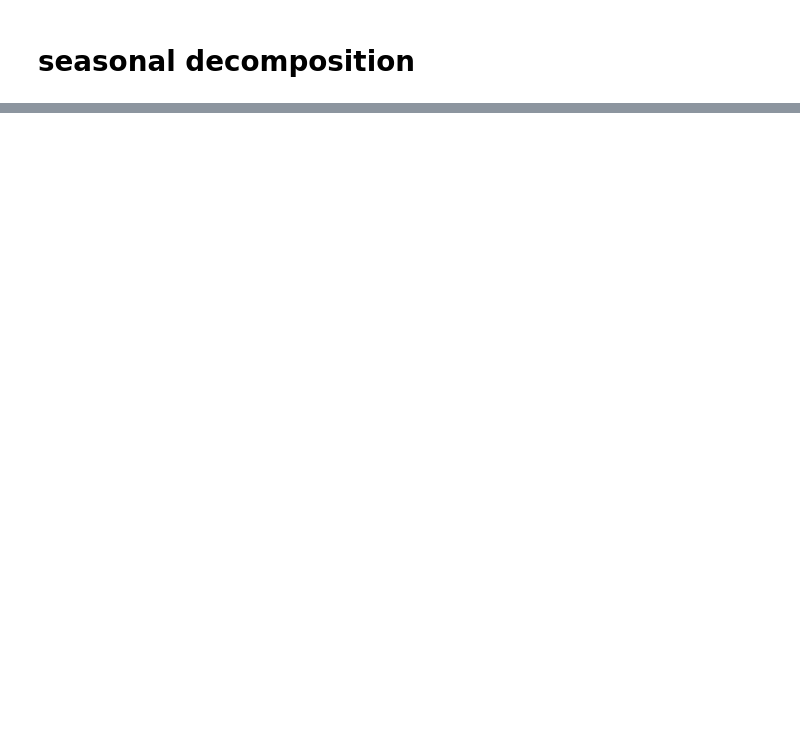
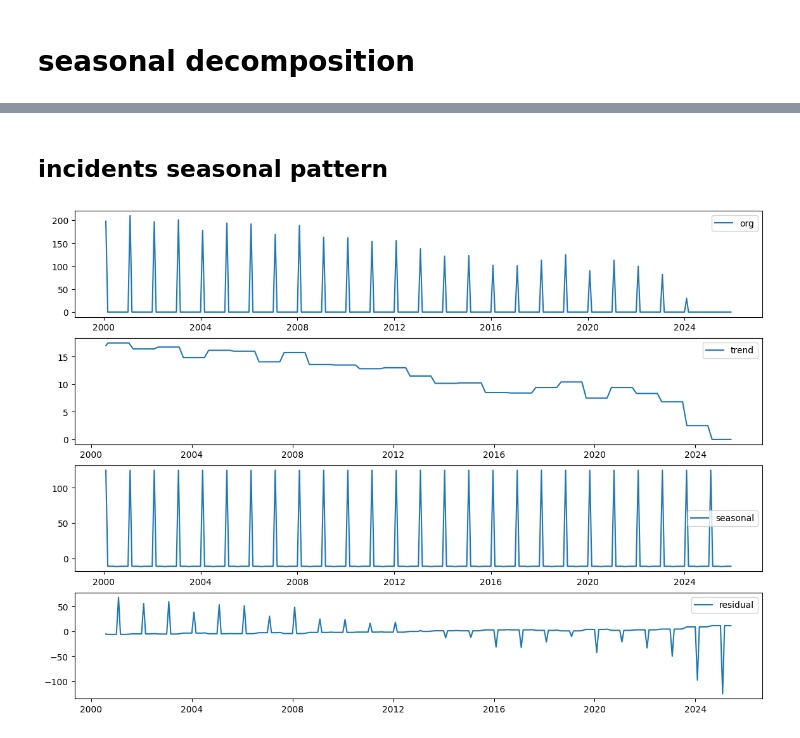
Before and after one commit to agakshita5/aircrash-time-series, a Jupyter notebook: aircrash-timeseries.ipynb, the cells around one changed output, grey strips where cells are left out. Cells and saved outputs as stored; diff of their text form; code cells hidden in the pictures; blank space fills up the shorter version.

```diff
--- a/aircrash-timeseries.ipynb
+++ b/aircrash-timeseries.ipynb
@@ -255,0 +255,26 @@ plt.show()
+# %% [markdown]
+## incidents seasonal pattern
+# %%
+inc_monthly = df['incidents'].resample('M').sum()
+dcp_inc = seasonal_decompose(inc_monthly, model='additive', period=12)
+
+add_trend = dcp_inc.trend
+add_seasonal = dcp_inc.seasonal
+add_resi = dcp_inc.resid
+
+plt.figure(figsize=(14,10))
+plt.subplot(411)
+plt.plot(dcp_inc.observed, label = 'org')
+plt.legend()
+plt.subplot(412)
+plt.plot(add_trend, label = 'trend')
+plt.legend()
+plt.subplot(413)
+plt.plot(add_seasonal, label = 'seasonal')
+plt.legend()
+plt.subplot(414)
+plt.plot(add_resi, label = 'residual')
+plt.legend()
+plt.show()
+# %% [output]
+[figure, added]
```
Also changed, not shown: parts of 21 cells of this notebook.
